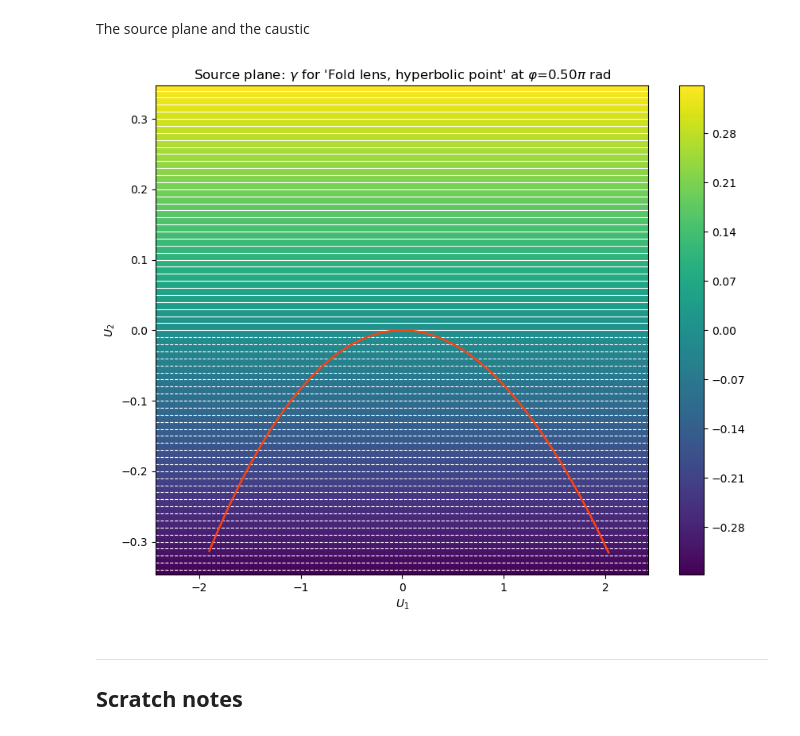
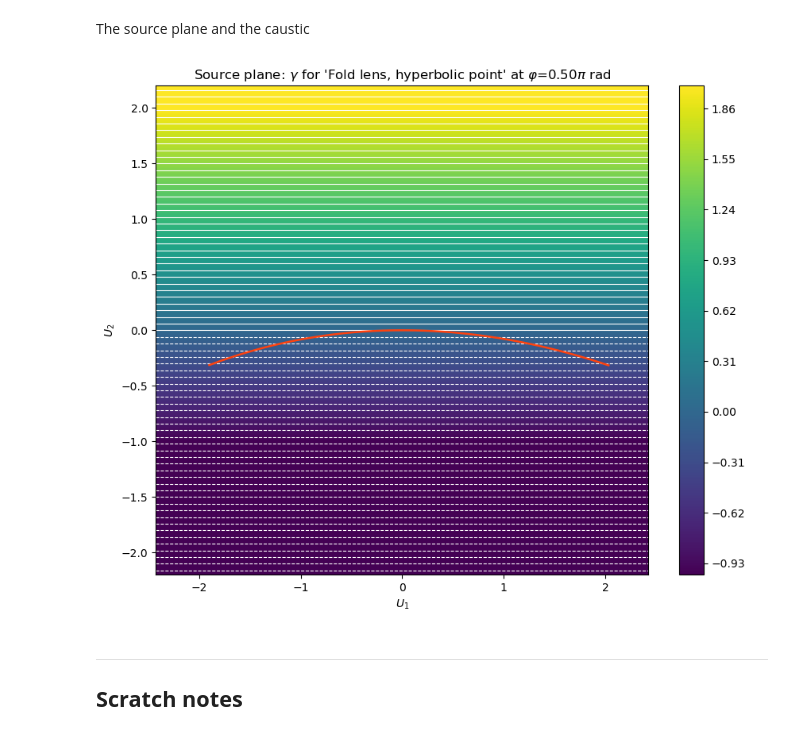
Before and after one commit to chrisharhaw/Optical_Drift_Effects, a Jupyter notebook: notebooks/caustics.ipynb, the cells around one changed output. Drawn from its saved outputs; the diff is of its cells as text; code cells hidden in the pictures.

```diff
--- a/notebooks/caustics.ipynb
+++ b/notebooks/caustics.ipynb
@@ -319,7 +319,7 @@ class FoldLens(AbstractLens):
             (self.b * theta2 + self.c * theta1,   self.b * theta1 + self.d * theta2))
 
 
-    def detA_using_A(self, theta1: np.typing.NDArray, theta2: np.typing.NDArray) -> Any:
+    def detA_using_A(self, theta1: np.typing.NDArray | float,  theta2: np.typing.NDArray | float) -> np.typing.NDArray | float:
         return np.linalg.det(self.A(theta1, theta2))
 
 
@@ -431,35 +431,39 @@ U2_len = U2_range[1] - U2_range[0]
 U1_range = [U1_range[0] - 0.1 * U1_len, U1_range[1] + 0.1 * U1_len]
 U2_range = [U2_range[0] - 0.1 * U2_len, U2_range[1] + 0.1 * U2_len]
 
 # --- Extend the ranges again to make them symmetric around zero ---
 U1_max_abs = max(abs(U1_range[0]), abs(U1_range[1]))
 U2_max_abs = max(abs(U2_range[0]), abs(U2_range[1]))
 U1_range = [-U1_max_abs, U1_max_abs]
 U2_range = [-U2_max_abs, U2_max_abs]
 
+U2_range = [-2.2, 2.2]    # for the fold lens, the caustic is very elongated in the U2 direction,
+                        # so we just pick a fixed range for U2 to make the plot more informative.
+
+
 # --- Prepare the mesh grid ---
 N_U1, N_U2 = (200, 200)     # number of points in the grid on the source plane
 U1, U2 = np.meshgrid(np.linspace(*U1_range, N_U1), np.linspace(*U2_range, N_U2))
 
 # --- The Gamma function ---
 gamma_lens = U1 * np.cos(phi) + U2 * np.sin(phi)
 clamped_gamma_lens = np.empty_like(gamma_lens)
 for i in range(gamma_lens.shape[0]):
     for j in range(gamma_lens.shape[1]):
         clamped_gamma_lens[i, j] = clamp(gamma_lens[i, j], lo=lo, hi=hi)
 
 # --- Make the plot ---
 fig, ax = plt.subplots(figsize=(10, 8))
-plt.contourf(U1, U2, clamped_gamma_lens, levels=300, cmap=mpl.colormaps.get_cmap('viridis'))
+plt.contourf(U1, U2, clamped_gamma_lens, levels=300, cmap=mpl.colormaps.get_cmap('viridis'), norm=mpl.colors.Normalize(vmin=lo, vmax=hi))
 plt.colorbar()
 plt.contour(U1, U2, gamma_lens, levels=80, colors='white', linewidths=(0.8,))
 plt.plot(caustic[:, 0], caustic[:, 1], color='xkcd:orangered', linewidth=1.8)
 ax.set_xlabel(r"$U_1$")
 ax.set_ylabel(r"$U_2$")
 ax.set_title(r"Source plane: $\gamma$" + f" for '{cl.name}' at " + r"$\varphi$" + f"={phi/(np.pi):.2f}" + r"$\pi$ rad")
 plt.show()  # In the end, it was all just for plt.show()
 # %% [output]
-[figure, old version]
+[figure, new version]
 # %% [markdown]
 
 ---
```
Also changed, not shown: parts of 4 cells of this notebook.
